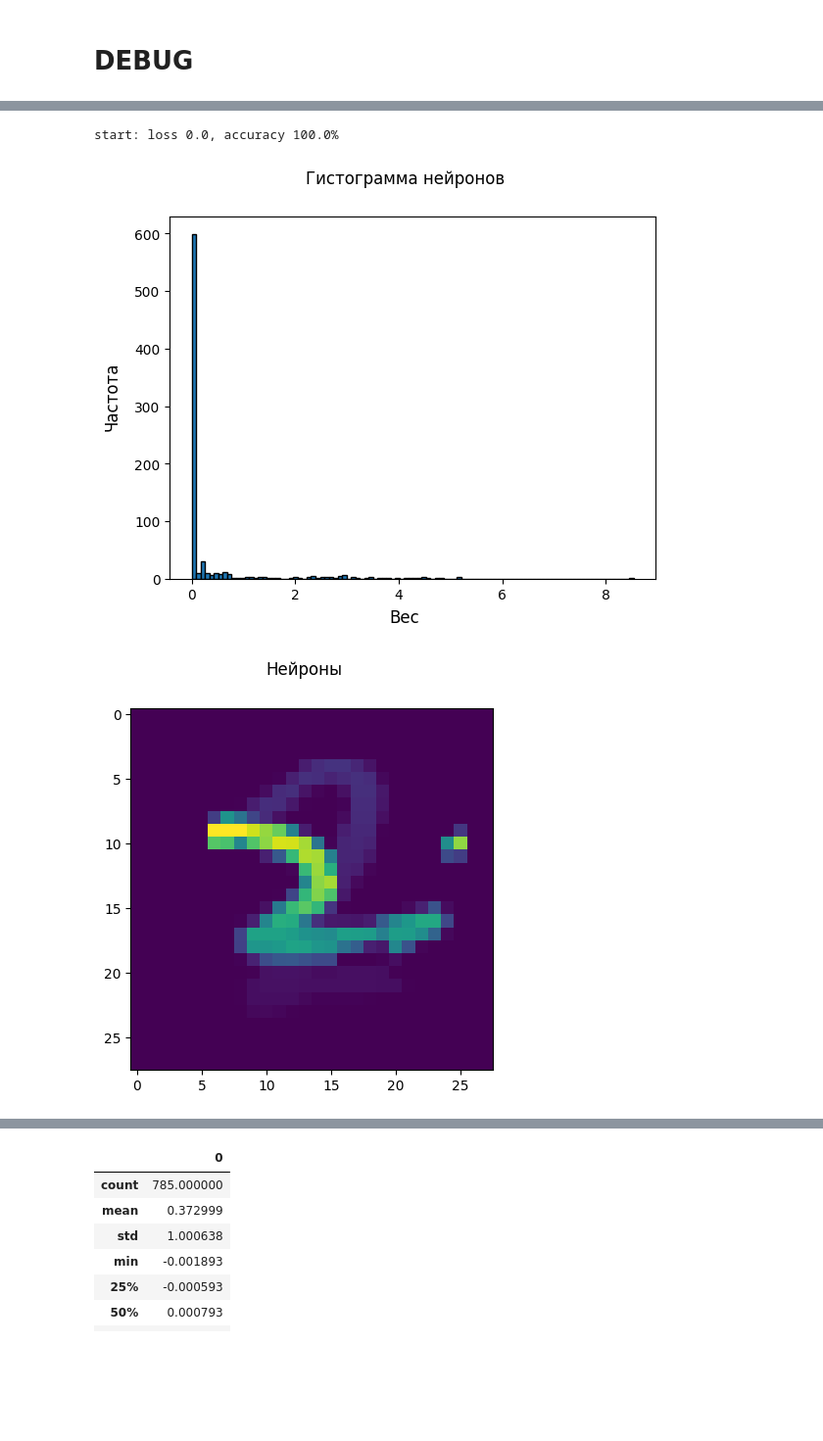
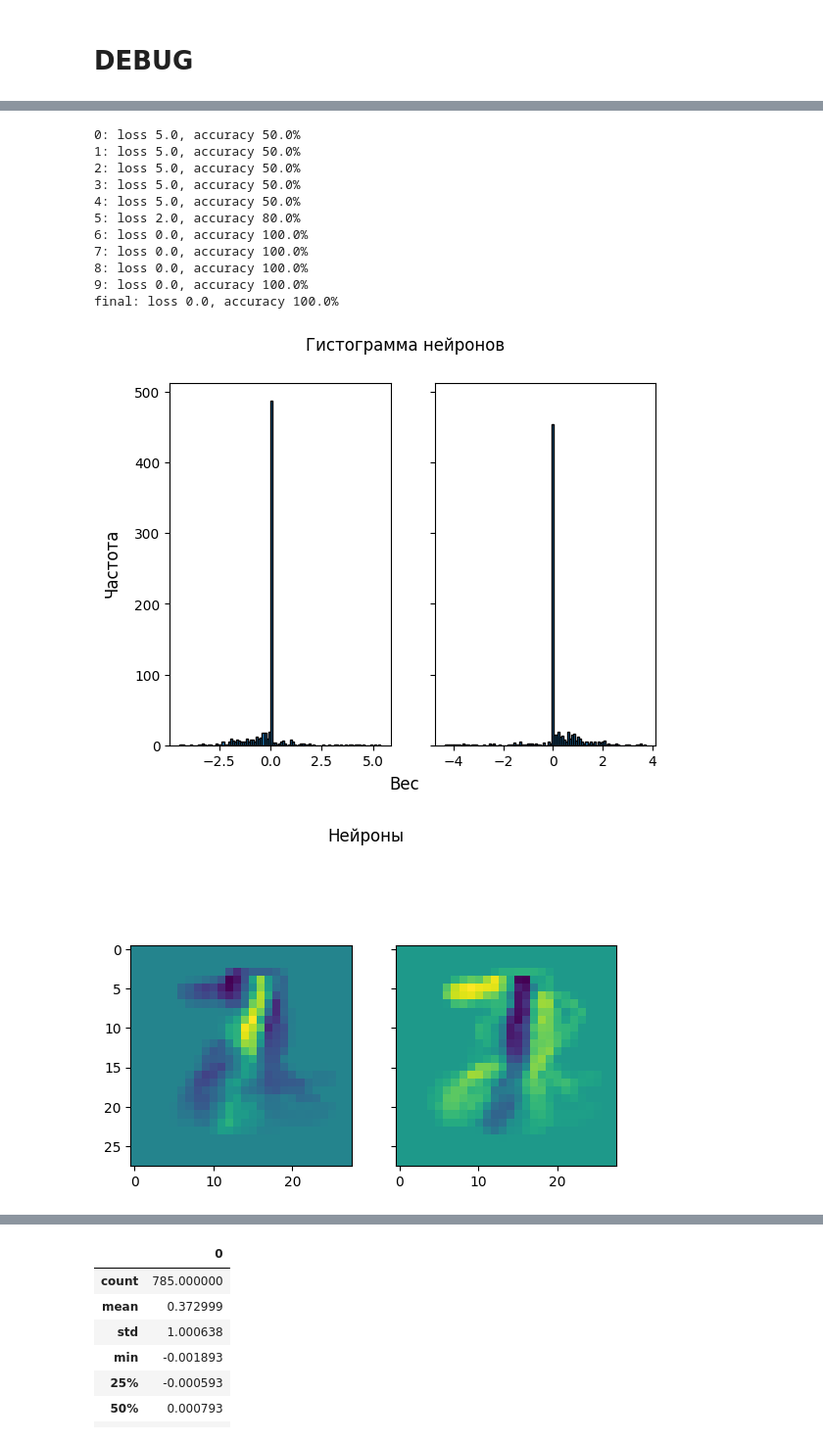
Before and after one commit to AndreyE/micrograd, a Jupyter notebook: mnist.ipynb, the cells around one changed output, grey strips where cells are left out. Shown at 98% size. Saved outputs shown, nothing was run; the diff lists cells and outputs as text; code cells hidden in the pictures; blank space fills up the shorter version.

Commit message:
Finally all bugs are fixed!

```diff
--- a/mnist.ipynb
+++ b/mnist.ipynb
@@ -344,19 +344,19 @@ step 0: loss 10.0, accuracy 50.0%
 # %%
 classes = [1, 2]
 
-x, y = select_batch(X_train, Y_train, classes, 2, void_ratio=0)
+x, y = select_batch(X_train, Y_train, classes, 10, void_ratio=0.0)
 oh_encoder, oh_decoder = oh_encode(classes)
 y_oh = oh_encoder(y)
 
 model = MLP(
     784,
     [
-        (1, 'xspace'),
         (len(classes), 'xspace')
     ],
     lr=1.0,
     # init=lambda: -1.0
 )
+model.norm()
 
 def loss():
     input = arr2vals(x, 'input')
@@ -376,23 +376,37 @@ draw_all_neurons(NEURONS)
 # %%
+iterations = 10
 total_loss = None
 
-def fit(total_loss):
+def fit(total_loss, iterations=1):
     if total_loss is None:
-        total_loss, _ = loss()
+        total_loss, acc = loss()
 
-    total_loss.backward()
-    model.learn_from(total_loss, q=1.0)
-    model.norm()
+    for k in range(iterations):
+        print(f"{k}: loss {total_loss.data}, accuracy {acc}%")
+        total_loss.backward()
+        model.learn_from(total_loss, q=0.75)
+        model.norm()
+        total_loss, acc = loss()
 
-    return loss()
+    return total_loss, acc
 
-total_loss, acc = fit(total_loss)
-print(f"start: loss {total_loss.data}, accuracy {acc}%")
+total_loss, acc = fit(total_loss, iterations)
+print(f"final: loss {total_loss.data}, accuracy {acc}%")
 
 NEURONS = model.layers[0].neurons
 all_neurons_histo(NEURONS)
 draw_all_neurons(NEURONS)
 # %% [output]
-start: loss 0.0, accuracy 100.0%
+0: loss 5.0, accuracy 50.0%
+1: loss 5.0, accuracy 50.0%
+2: loss 5.0, accuracy 50.0%
+3: loss 5.0, accuracy 50.0%
+4: loss 5.0, accuracy 50.0%
+5: loss 2.0, accuracy 80.0%
+6: loss 0.0, accuracy 100.0%
+7: loss 0.0, accuracy 100.0%
+8: loss 0.0, accuracy 100.0%
+9: loss 0.0, accuracy 100.0%
+final: loss 0.0, accuracy 100.0%
-[figure, old version]
+[figure, new version]
-[figure, old version]
+[figure, new version]
```
Also changed, not shown: parts of 4 cells of this notebook, 1 other file.
